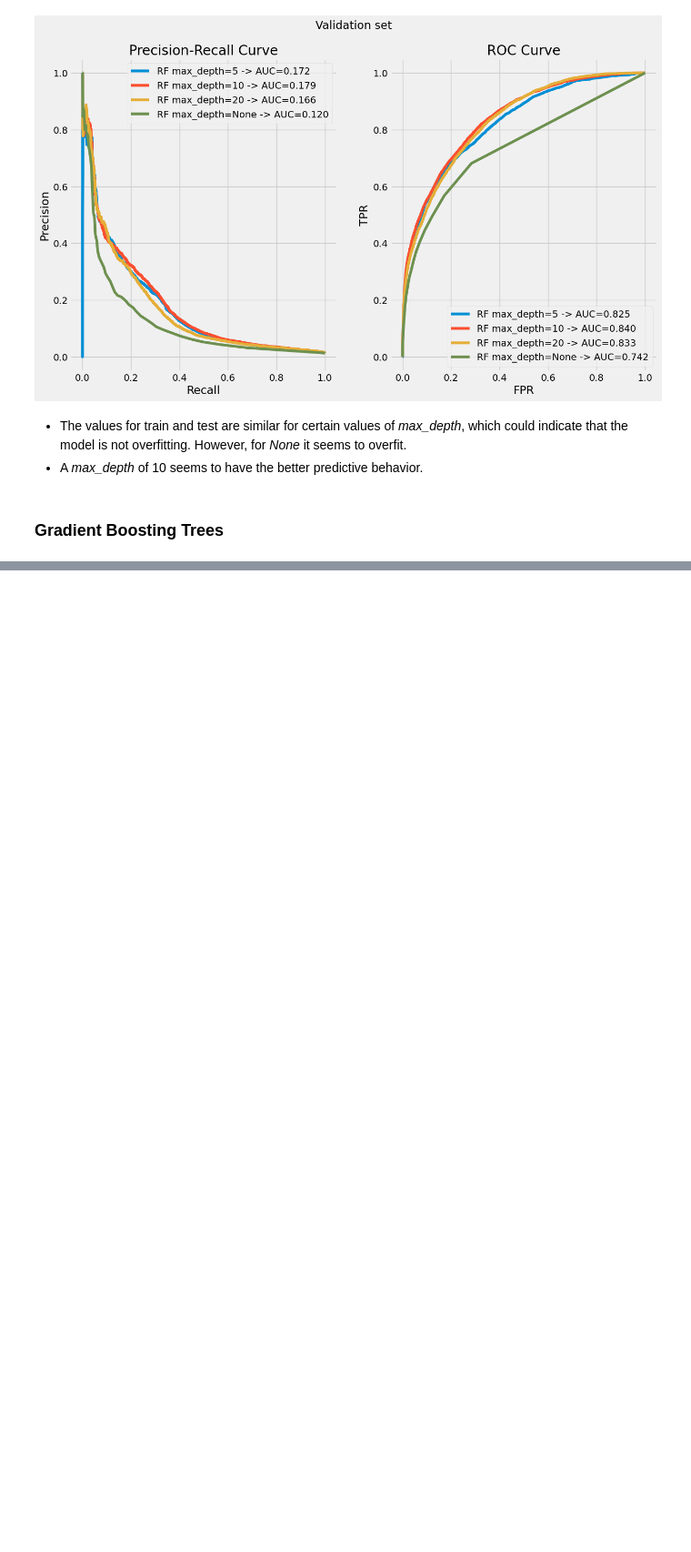
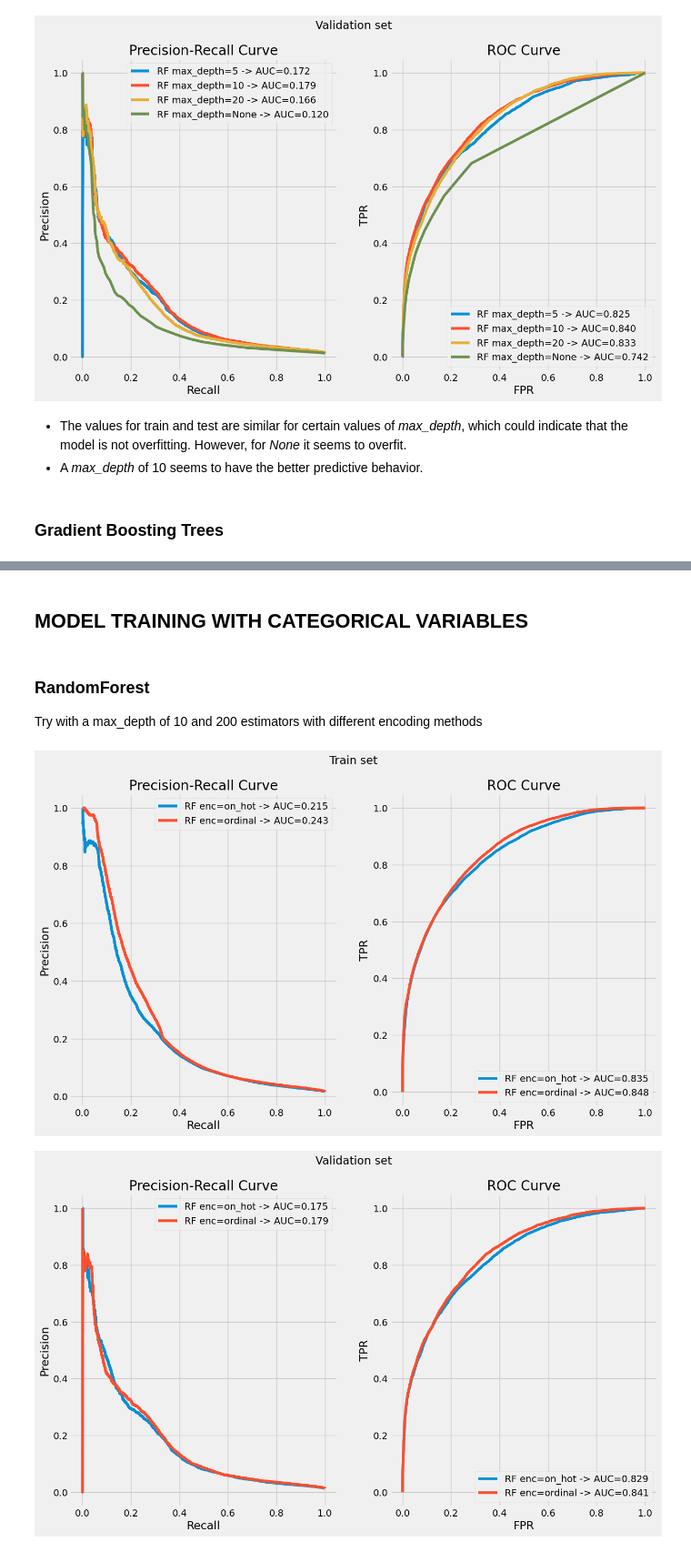
Before and after one commit to jonugaldegv-droid/zrive-ds, a Jupyter notebook: Module4/main.ipynb, the cells around one changed output, grey strips where cells are left out. Shown at 91% size. Cells and saved outputs as stored; diff of their text form; code cells hidden in the pictures; blank space fills up the shorter version.

```diff
--- a/Module4/main.ipynb
+++ b/Module4/main.ipynb
@@ -257,0 +273,50 @@ InvalidParameterError: The 'n_estimators' parameter of GradientBoostingClassifie
+# %% [markdown]
+## MODEL TRAINING WITH CATEGORICAL VARIABLES
+# %%
+from sklearn.preprocessing import OneHotEncoder, OrdinalEncoder
+from sklearn.compose import ColumnTransformer
+from sklearn.base import clone
+
+encoders = [
+    ('on_hot', OneHotEncoder(handle_unknown='ignore')),
+    ('ordinal', OrdinalEncoder(handle_unknown='use_encoded_value', unknown_value=-1))
+]
+# %% [markdown]
+### RandomForest
+Try with a max_depth of 10 and 200 estimators with different encoding methods
+# %%
+fig1, ax1 = plt.subplots(1, 2, figsize = (14, 8))
+fig1.suptitle('Train set')
+
+fig2, ax2 = plt.subplots(1, 2, figsize = (14, 8))
+fig2.suptitle('Validation set')
+
+train_cols_cat = train_cols + cat_cols
+
+for name, cat_encoder in encoders:
+    enc = clone(cat_encoder)
+    preprocessor = ColumnTransformer(
+        [
+        ('numerical', 'passthrough', train_cols),
+        ('categorical', cat_encoder, cat_cols)
+        ],
+        remainder='drop',
+        sparse_threshold=0.0
+    )
+
+    RF = make_pipeline(
+        preprocessor,
+        StandardScaler(),
+        RandomForestClassifier(n_estimators = 50, max_depth=10)
+    )
+
+    RF.fit(X_train[train_cols_cat], y_train)
+
+    train_proba = RF.predict_proba(X_train)[:,1]
+    val_proba = RF.predict_proba(X_val[train_cols_cat])[:,1]
+
+    plot_metrics(f'RF enc={name}', y_pred = train_proba, y_test = y_train, figure = (fig1, ax1))
+    plot_metrics(f'RF enc={name}', y_pred = val_proba, y_test = y_val, figure = (fig2, ax2))
+# %% [output]
+[figure, added]
+[figure, added]
```
Also changed, not shown: parts of 6 cells of this notebook, 4 other files.
